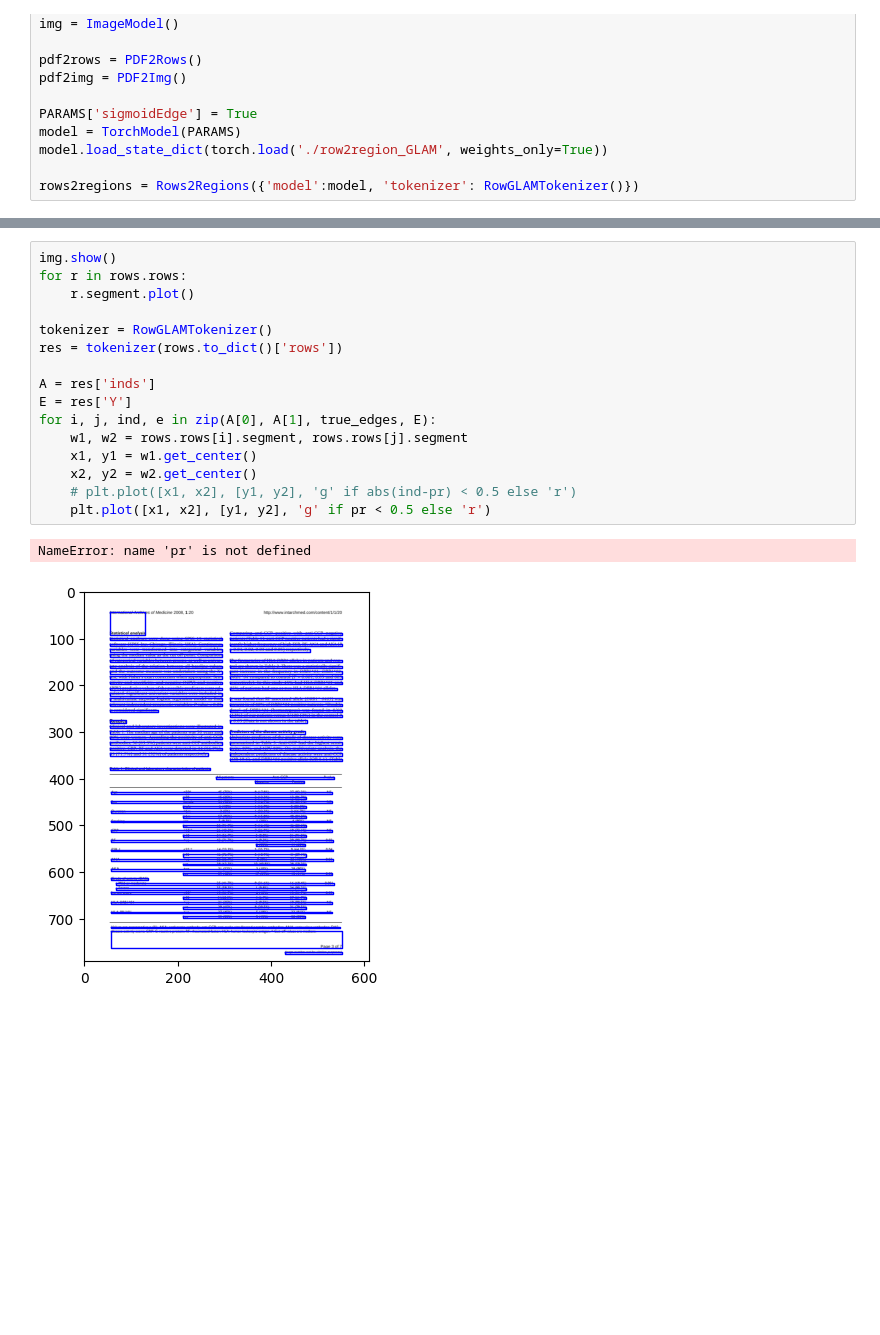
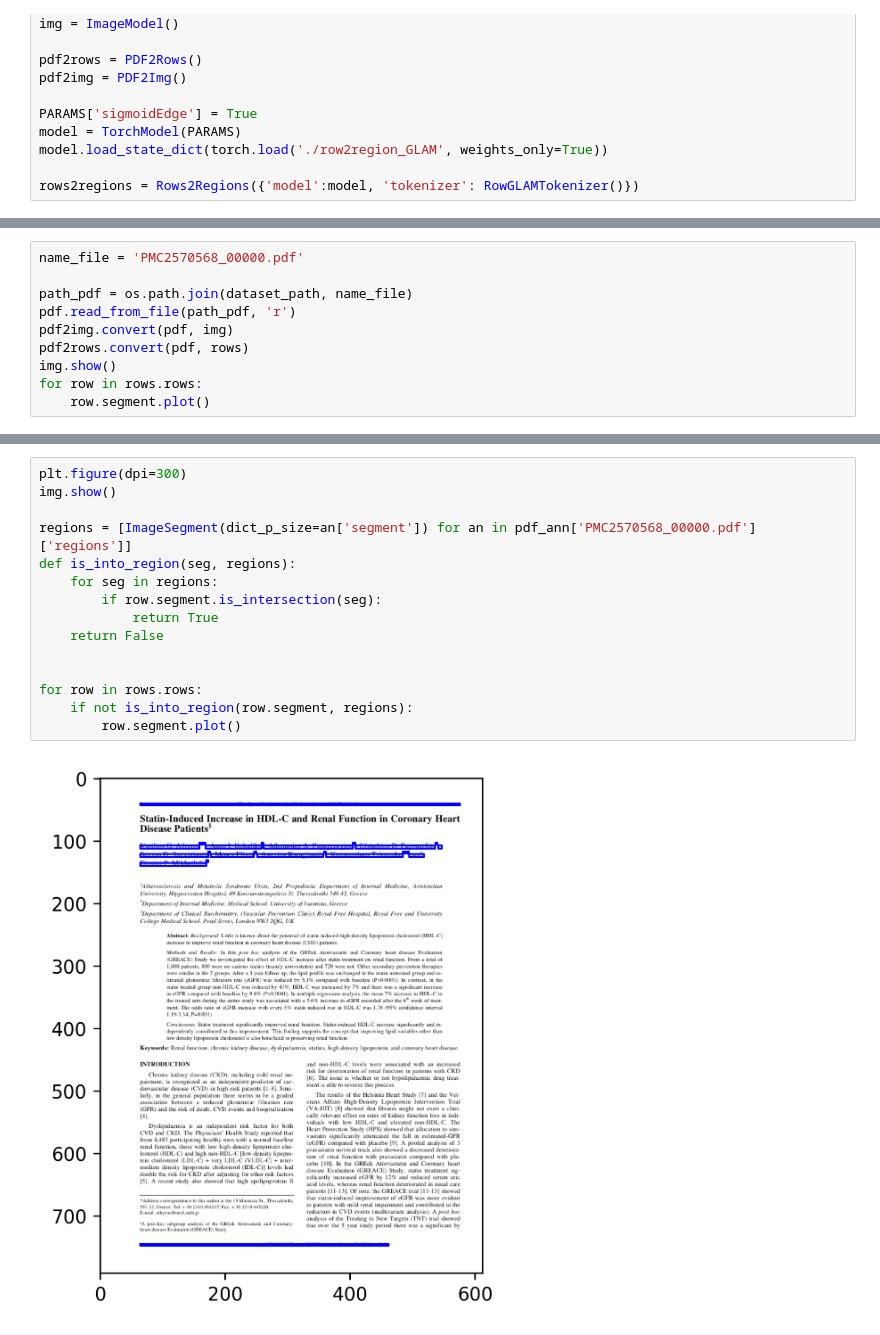
Before and after one commit to Dann38/rows2regionGLAM, a Jupyter notebook: rows2regionsGLAM.ipynb, the cells around one changed output, grey strips where cells are left out. Drawn from its saved outputs; the diff is of its cells as text; blank space fills up the shorter version.

```diff
--- a/rows2regionsGLAM.ipynb
+++ b/rows2regionsGLAM.ipynb
@@ -850,0 +1090,10 @@ for i, j, ind, e in zip(A[0], A[1], true_edges, E):
+# %%
+name_file = 'PMC2570568_00000.pdf'
+
+path_pdf = os.path.join(dataset_path, name_file)
+pdf.read_from_file(path_pdf, 'r')
+pdf2img.convert(pdf, img)
+pdf2rows.convert(pdf, rows)
+img.show()
+for row in rows.rows:
+    row.segment.plot()
@@ -851,19 +1102,17 @@ for i, j, ind, e in zip(A[0], A[1], true_edges, E):
 # %%
+plt.figure(dpi=300)
 img.show()
-for r in rows.rows:
-    r.segment.plot()
 
-tokenizer = RowGLAMTokenizer()
-res = tokenizer(rows.to_dict()['rows'])
+regions = [ImageSegment(dict_p_size=an['segment']) for an in pdf_ann['PMC2570568_00000.pdf']['regions']]
+def is_into_region(seg, regions):
+    for seg in regions:
+        if row.segment.is_intersection(seg):
+            return True
+    return False
 
-A = res['inds']
-E = res['Y']
-for i, j, ind, e in zip(A[0], A[1], true_edges, E):
-    w1, w2 = rows.rows[i].segment, rows.rows[j].segment
-    x1, y1 = w1.get_center()
-    x2, y2 = w2.get_center()
-    # plt.plot([x1, x2], [y1, y2], 'g' if abs(ind-pr) < 0.5 else 'r')
-    plt.plot([x1, x2], [y1, y2], 'g' if pr < 0.5 else 'r')
+
+for row in rows.rows:
+    if not is_into_region(row.segment, regions):
+        row.segment.plot()
 # %% [output]
-NameError: name 'pr' is not defined
-[figure, old version]
+[figure, new version]
```
Also changed, not shown: parts of 27 cells of this notebook, 6 other files.
